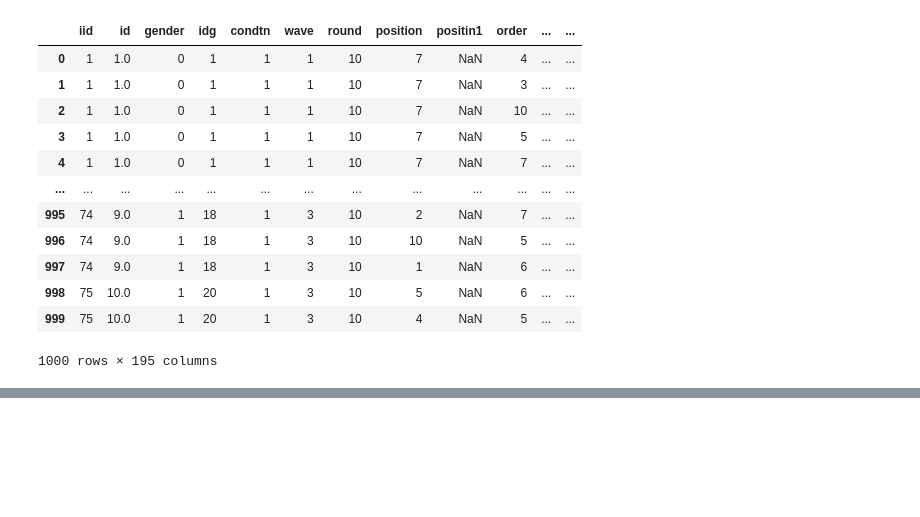
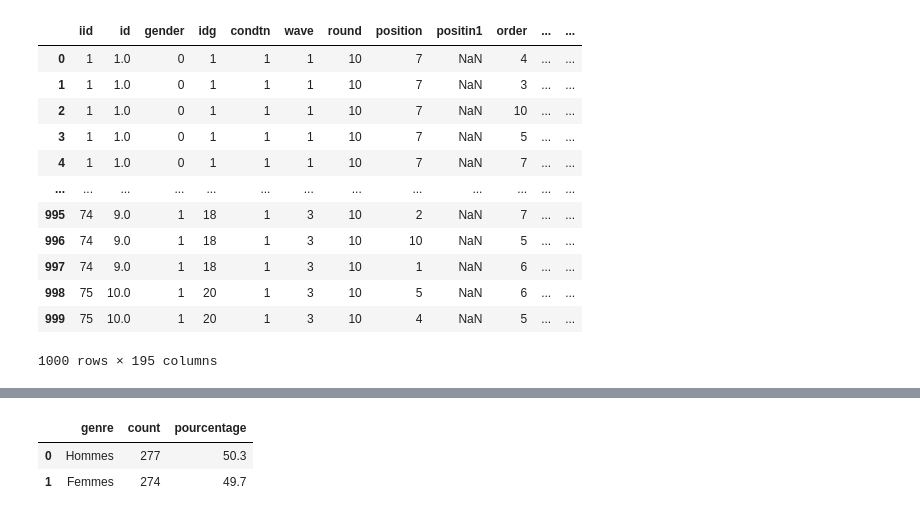
Before and after one commit to sandrachdi/Tinder, a Jupyter notebook: 01-TinderProject_RACHDI.ipynb, the cells around one changed output, grey strips where cells are left out. Cells and saved outputs as stored; diff of their text form; code cells hidden in the pictures; blank space fills up the shorter version.

```diff
--- a/01-TinderProject_RACHDI.ipynb
+++ b/01-TinderProject_RACHDI.ipynb
@@ -86,0 +114,10 @@ df.head(1000)
+# %%
+counts = unique['genre'].value_counts().reset_index()
+counts.columns = ['genre', 'count']
+counts['pourcentage'] = (counts['count'] / counts['count'].sum() * 100).round(1)
+
+counts.head()
+# %% [output]
+|  | genre | count | pourcentage |
+| 0 | Hommes | 277 | 50.3 |
+| 1 | Femmes | 274 | 49.7 |
```
Also changed, not shown: parts of 5 cells of this notebook.
